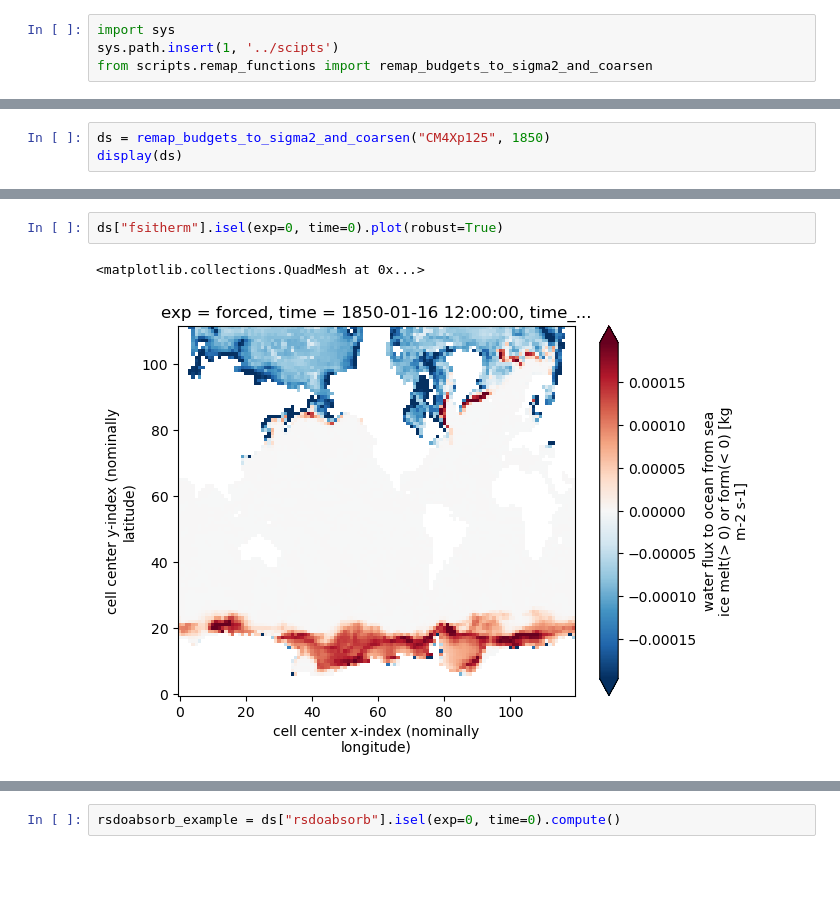
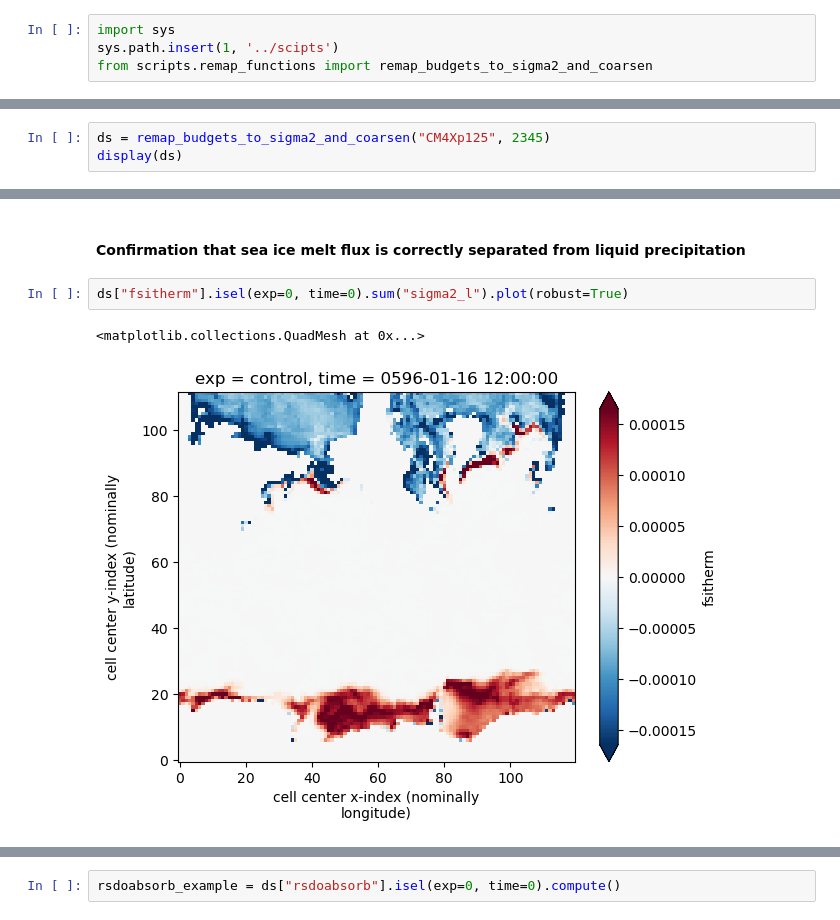
Before and after one commit to hdrake/CM4Xutils, a Jupyter notebook: examples/coarsen_budget_diags.ipynb, the cells around one changed output, grey strips where cells are left out. Cells and saved outputs as stored; diff of their text form; blank space fills up the shorter version.

```diff
--- a/examples/coarsen_budget_diags.ipynb
+++ b/examples/coarsen_budget_diags.ipynb
@@ -47,4 +65,4 @@ Inferring Z grid coordinate: depth `z_`
 # %%
-ds = remap_budgets_to_sigma2_and_coarsen("CM4Xp125", 1850)
+ds = remap_budgets_to_sigma2_and_coarsen("CM4Xp125", 2345)
 display(ds)
 # %% [output]
@@ -82,9 +101,11 @@ Coordinates: (12/30)
     model:               CM4Xp125
     description:         The CM4Xp125 experimental design following Griffies ...
     provenance:          Diagnostics have been conservatively remapped into m...
+# %% [markdown]
+#### Confirmation that sea ice melt flux is correctly separated from liquid precipitation
 # %%
-ds["fsitherm"].isel(exp=0, time=0).plot(robust=True)
+ds["fsitherm"].isel(exp=0, time=0).sum("sigma2_l").plot(robust=True)
 # %% [output]
 <matplotlib.collections.QuadMesh at 0x...>
-[figure, old version]
+[figure, new version]
 # %%
```
Also changed, not shown: parts of 19 cells of this notebook, 2 other files.
